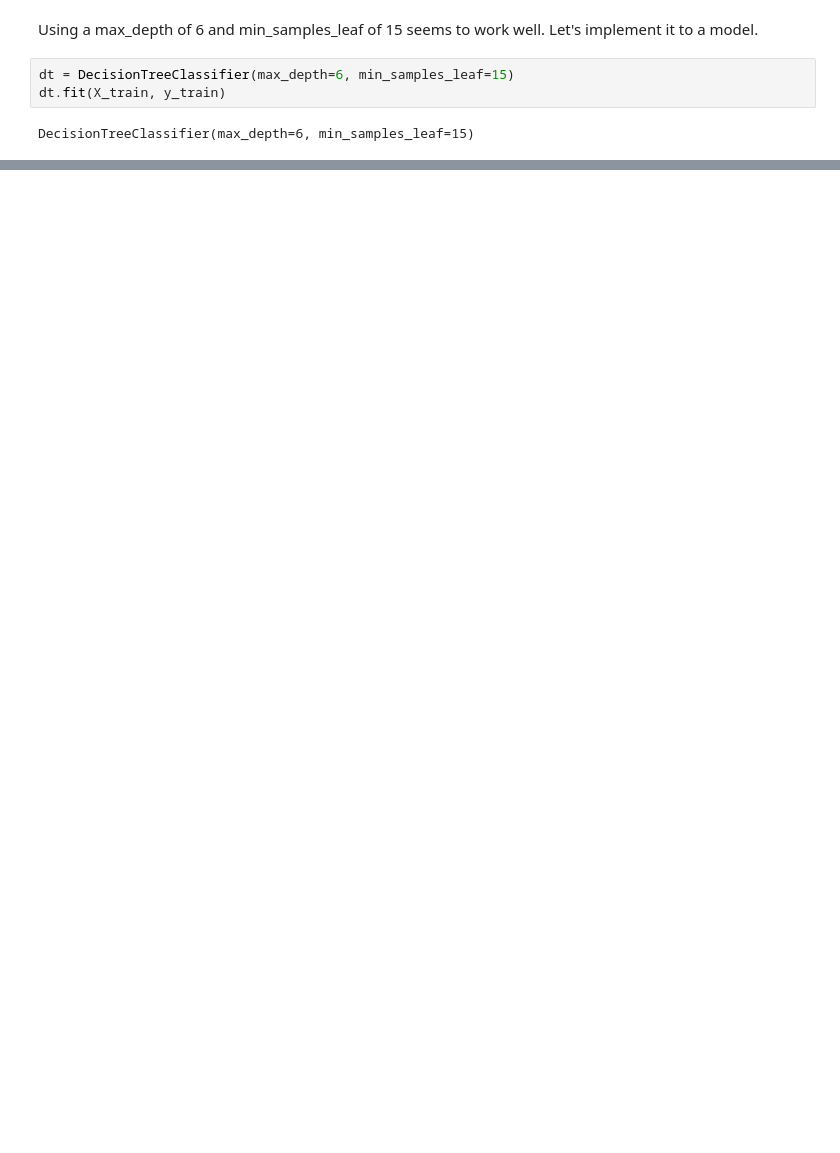
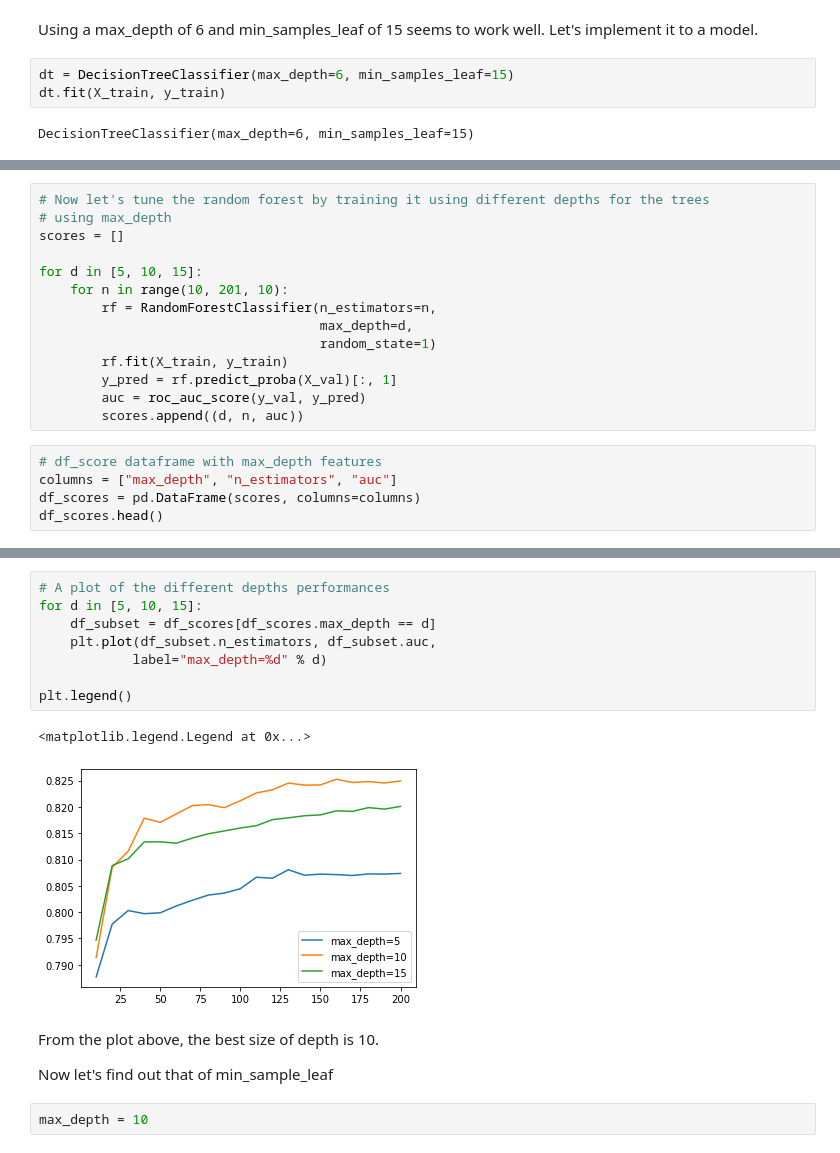
Before and after one commit to AiJared/ML-Roadmap, a Jupyter notebook: Trees/Credit Risk Scoring.ipynb, the cells around one changed output, grey strips where cells are left out. Saved outputs shown, nothing was run; the diff lists cells and outputs as text; blank space fills up the shorter version.

```diff
--- a/Trees/Credit Risk Scoring.ipynb
+++ b/Trees/Credit Risk Scoring.ipynb
@@ -628,0 +695,19 @@ DecisionTreeClassifier(max_depth=6, min_samples_leaf=15)
+# %%
+# Now let's tune the random forest by training it using different depths for the trees
+# using max_depth
+scores = []
+
+for d in [5, 10, 15]:
+    for n in range(10, 201, 10):
+        rf = RandomForestClassifier(n_estimators=n,
+                                    max_depth=d,
+                                    random_state=1)
+        rf.fit(X_train, y_train)
+        y_pred = rf.predict_proba(X_val)[:, 1]
+        auc = roc_auc_score(y_val, y_pred)
+        scores.append((d, n, auc))
+# %%
+# df_score dataframe with max_depth features
+columns = ["max_depth", "n_estimators", "auc"]
+df_scores = pd.DataFrame(scores, columns=columns)
+df_scores.head()
@@ -628,0 +721,17 @@ DecisionTreeClassifier(max_depth=6, min_samples_leaf=15)
+# %%
+# A plot of the different depths performances
+for d in [5, 10, 15]:
+    df_subset = df_scores[df_scores.max_depth == d]
+    plt.plot(df_subset.n_estimators, df_subset.auc,
+            label="max_depth=%d" % d)
+
+plt.legend()
+# %% [output]
+<matplotlib.legend.Legend at 0x...>
+[figure, added]
+# %% [markdown]
+From the plot above, the best size of depth is 10.
+
+Now let's find out that of min_sample_leaf
+# %%
+max_depth = 10
```
Also changed, not shown: parts of 23 cells of this notebook.
